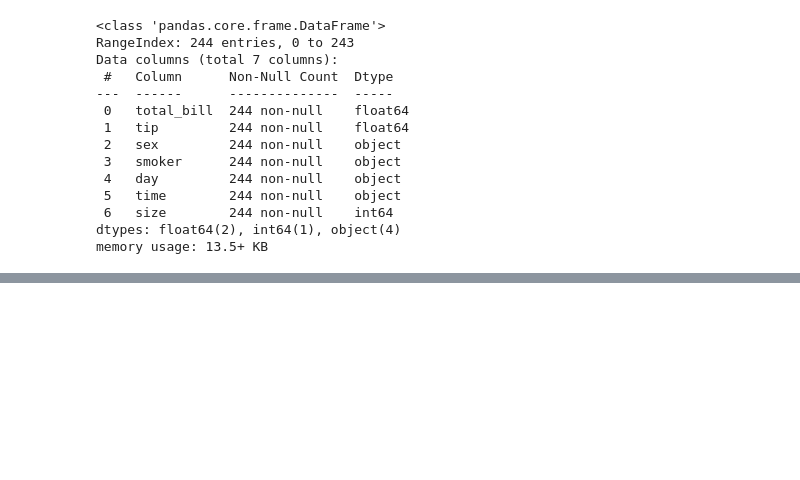
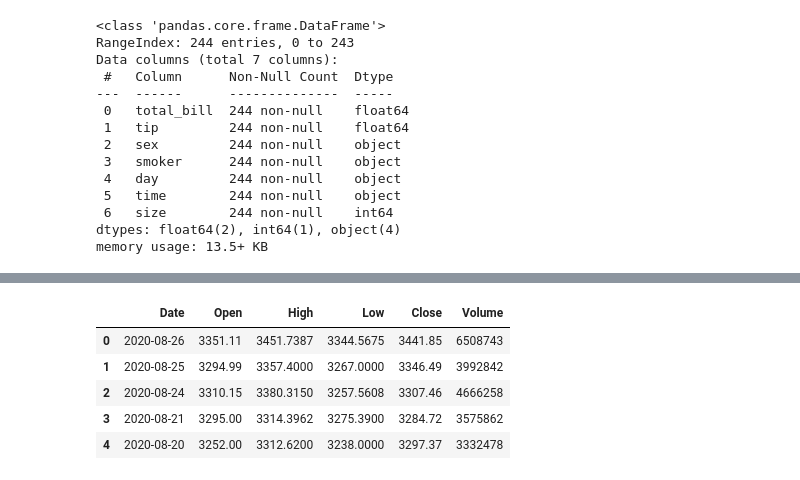
Before and after one commit to KrzysztofNa/data_science_bootcamp, a Jupyter notebook: 05_plotly_express.ipynb, the cells around one changed output, grey strips where cells are left out. Saved outputs shown, nothing was run; the diff lists cells and outputs as text; code cells hidden in the pictures; blank space fills up the shorter version.

```diff
--- a/05_plotly_express.ipynb
+++ b/05_plotly_express.ipynb
@@ -91,0 +125,15 @@ px.parallel_categories(data_frame=df, color='size')
+# %%
+def fetch_financial_data(company='AMZN'):
+  import pandas_datareader.data as web
+  return web.DataReader(name=company, data_source = 'stooq')
+
+df = fetch_financial_data()
+df = df.reset_index()
+df.head()
+# %% [output]
+|  | Date | Open | High | Low | Close | Volume |
+| 0 | 2020-08-26 | 3351.11 | 3451.7387 | 3344.5675 | 3441.85 | 6508743 |
+| 1 | 2020-08-25 | 3294.99 | 3357.4000 | 3267.0000 | 3346.49 | 3992842 |
+| 2 | 2020-08-24 | 3310.15 | 3380.3150 | 3257.5608 | 3307.46 | 4666258 |
+| 3 | 2020-08-21 | 3295.00 | 3314.3962 | 3275.3900 | 3284.72 | 3575862 |
+| 4 | 2020-08-20 | 3252.00 | 3312.6200 | 3238.0000 | 3297.37 | 3332478 |
```
Also changed, not shown: parts of 14 cells of this notebook.
